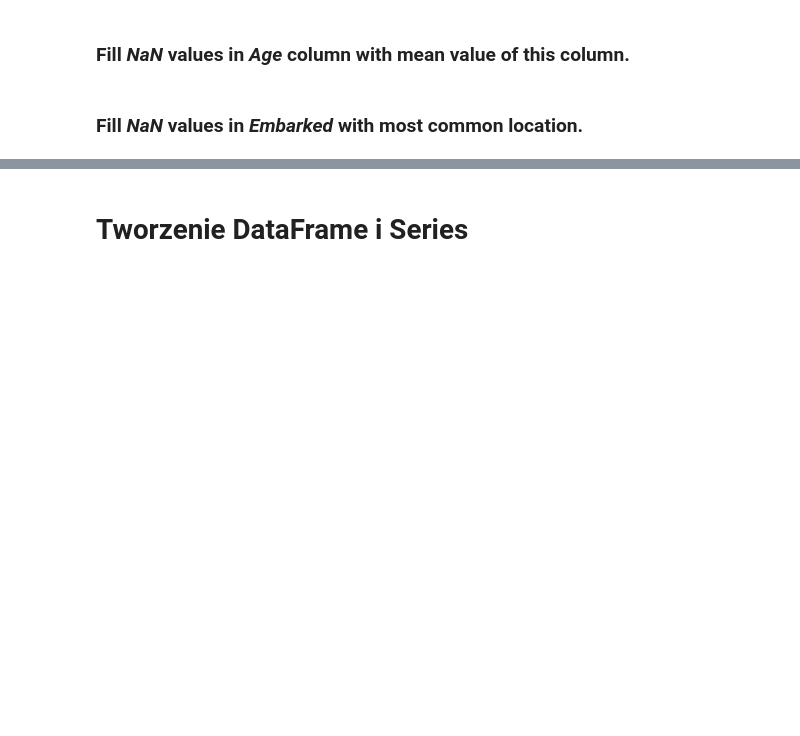
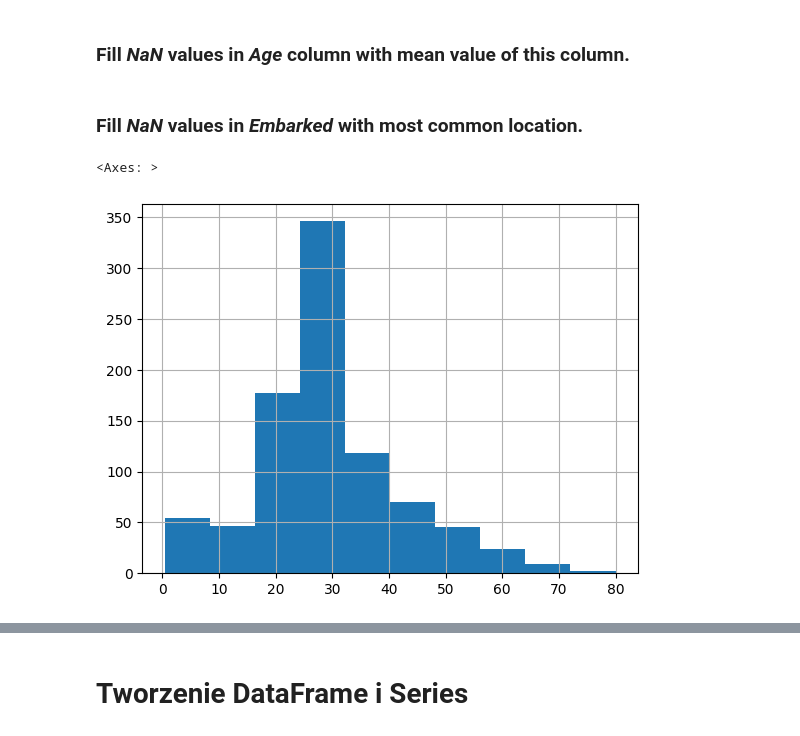
Before and after one commit to rkorzen/2025_11_18_python, a Jupyter notebook: pandas_example/pandas_wprowadzenie.ipynb, the cells around one changed output, grey strips where cells are left out. Saved outputs shown, nothing was run; the diff lists cells and outputs as text; code cells hidden in the pictures; blank space fills up the shorter version.

```diff
--- a/pandas_example/pandas_wprowadzenie.ipynb
+++ b/pandas_example/pandas_wprowadzenie.ipynb
@@ -64,6 +65,8 @@ Analogicznie Pandas oferuje zestaw funkcji zapisujących do różnych formatów
 
 (Comma separater values) - popularny format danych tabelarycznych
 https://pl.wikipedia.org/wiki/CSV_(format_pliku)
+# %%
+folder_path = "files"
 # %%
 data = pd.read_csv("files/titanic_train.csv")
 # %%
@@ -399,4 +917,13 @@ data.info()
 # %% [markdown]
 ### Fill *NaN* values in *Age* column with mean value of this column.
+# %%
+data.Age.fillna(data.Age.mean(), inplace=True)
 # %% [markdown]
 ### Fill *NaN* values in *Embarked* with most common location.
+# %%
+data.Embarked.fillna(data.Embarked.value_counts().index[0], inplace=True)
+# %%
+data.Age.hist()
+# %% [output]
+<Axes: >
+[figure, added]
```
Also changed, not shown: parts of 81 cells of this notebook, 35 other files.
